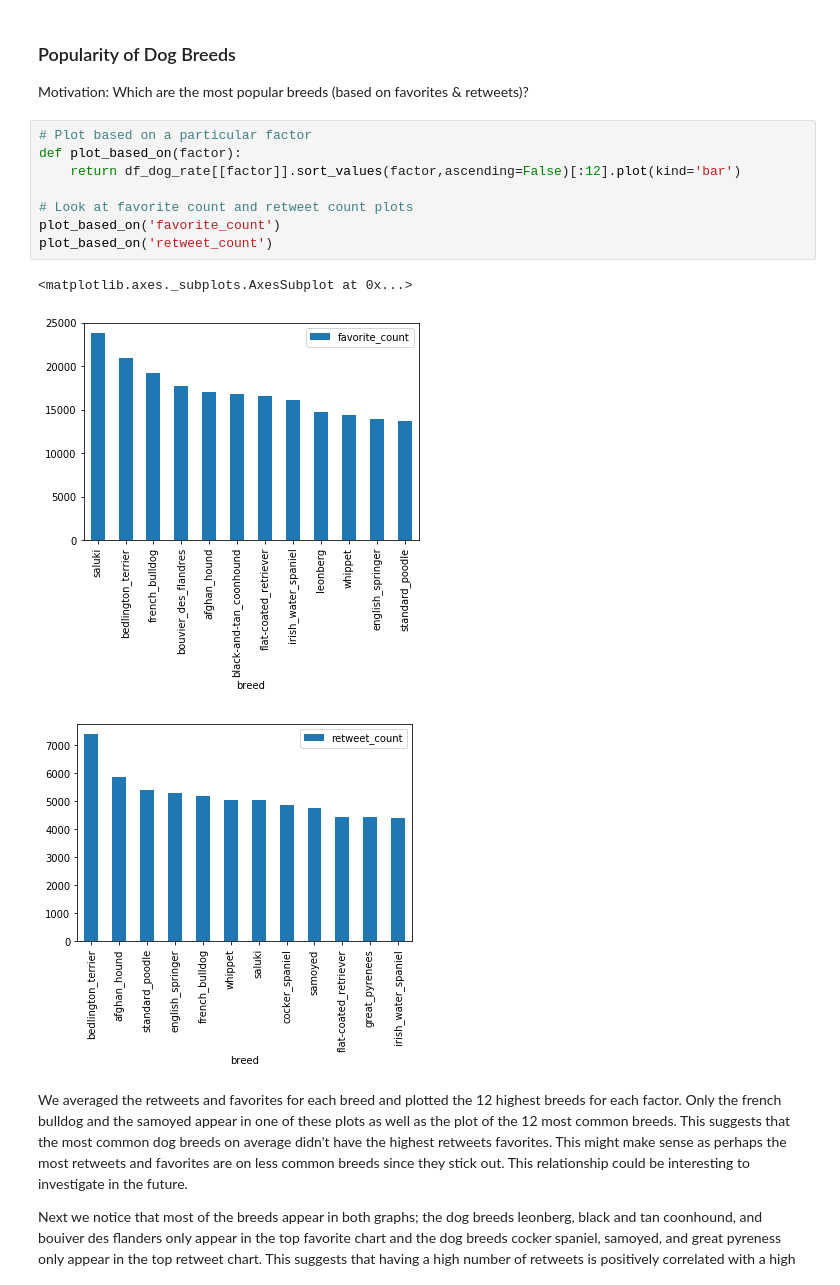
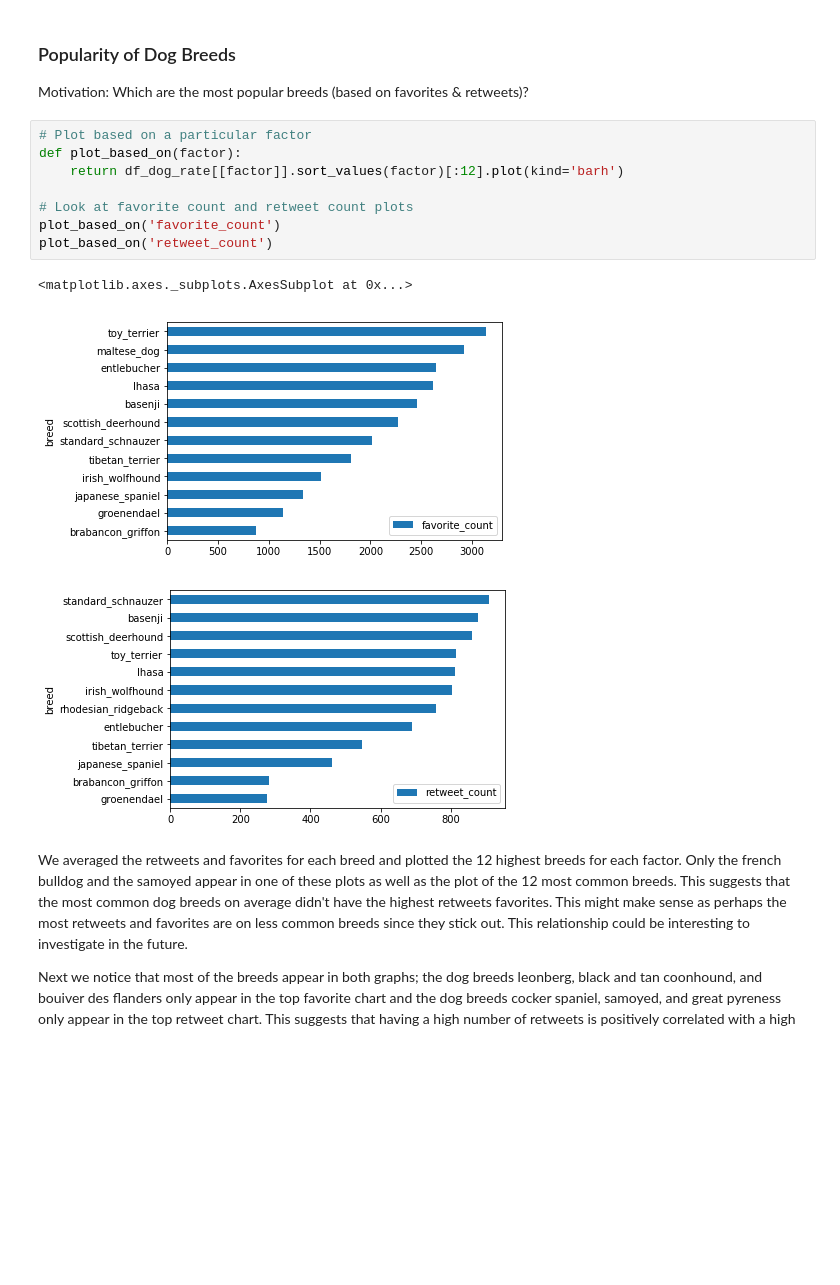
Before and after one commit to MrGeislinger/UdacityDAND_Proj_WrangleAndAnalyzeData, a Jupyter notebook: wrangle_act.ipynb, the cells around one changed output. Saved outputs shown, nothing was run; the diff lists cells and outputs as text; blank space fills up the shorter version.

```diff
--- a/wrangle_act.ipynb
+++ b/wrangle_act.ipynb
@@ -964,15 +964,15 @@ Motivation: Which are the most popular breeds (based on favorites & retweets)?
 # %%
 # Plot based on a particular factor
 def plot_based_on(factor):
-    return df_dog_rate[[factor]].sort_values(factor,ascending=False)[:12].plot(kind='bar')
+    return df_dog_rate[[factor]].sort_values(factor)[:12].plot(kind='barh')
 
 # Look at favorite count and retweet count plots
 plot_based_on('favorite_count')
 plot_based_on('retweet_count')
 # %% [output]
 <matplotlib.axes._subplots.AxesSubplot at 0x...>
-[figure, old version]
+[figure, new version]
-[figure, old version]
+[figure, new version]
 # %% [markdown]
 We averaged the retweets and favorites for each breed and plotted the 12 highest breeds for each factor. Only the french bulldog and the samoyed appear in one of these plots as well as the plot of the 12 most common breeds. This suggests that the most common dog breeds on average didn't have the highest retweets favorites. This might make sense as perhaps the most retweets and favorites are on less common breeds since they stick out. This relationship could be interesting to investigate in the future.
 
```
Also changed, not shown: parts of 1 cell of this notebook.
